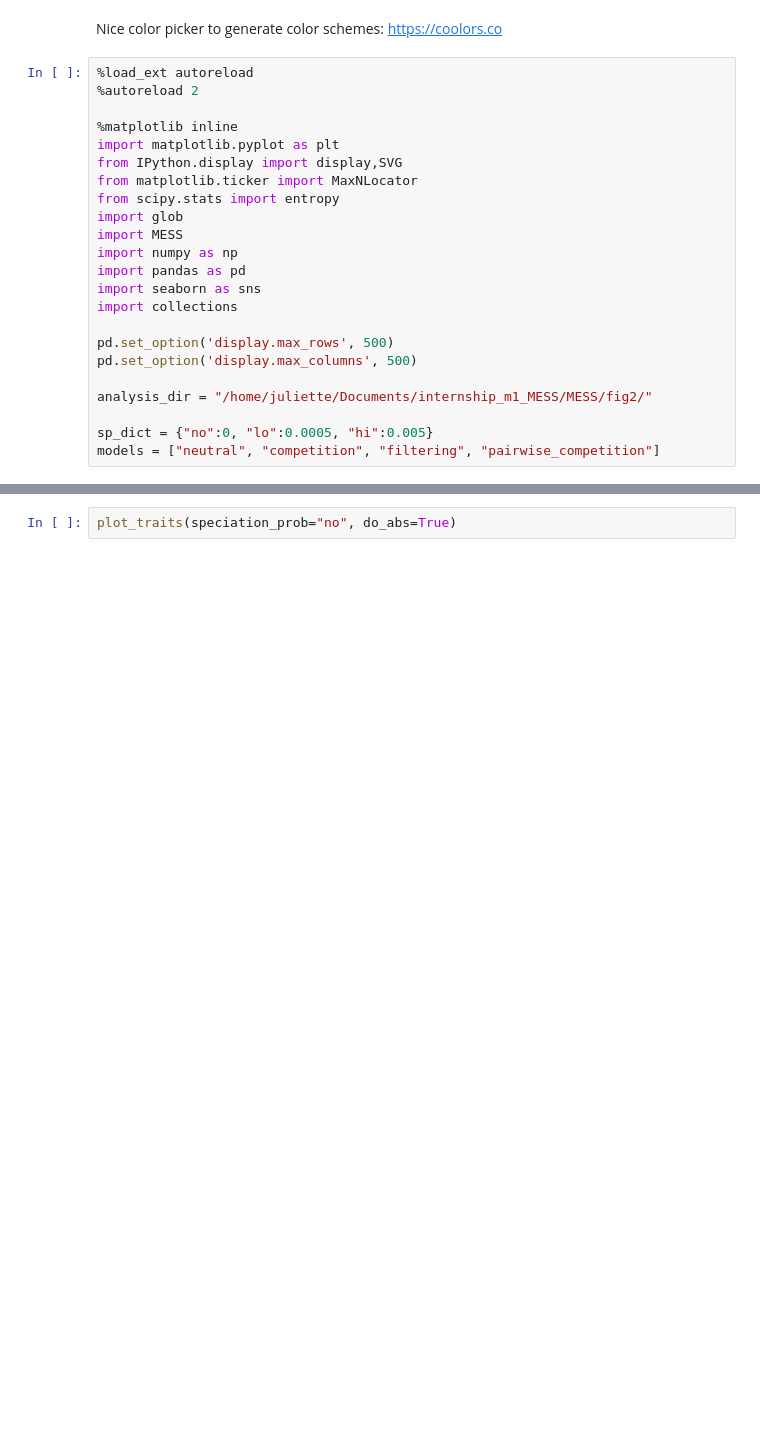
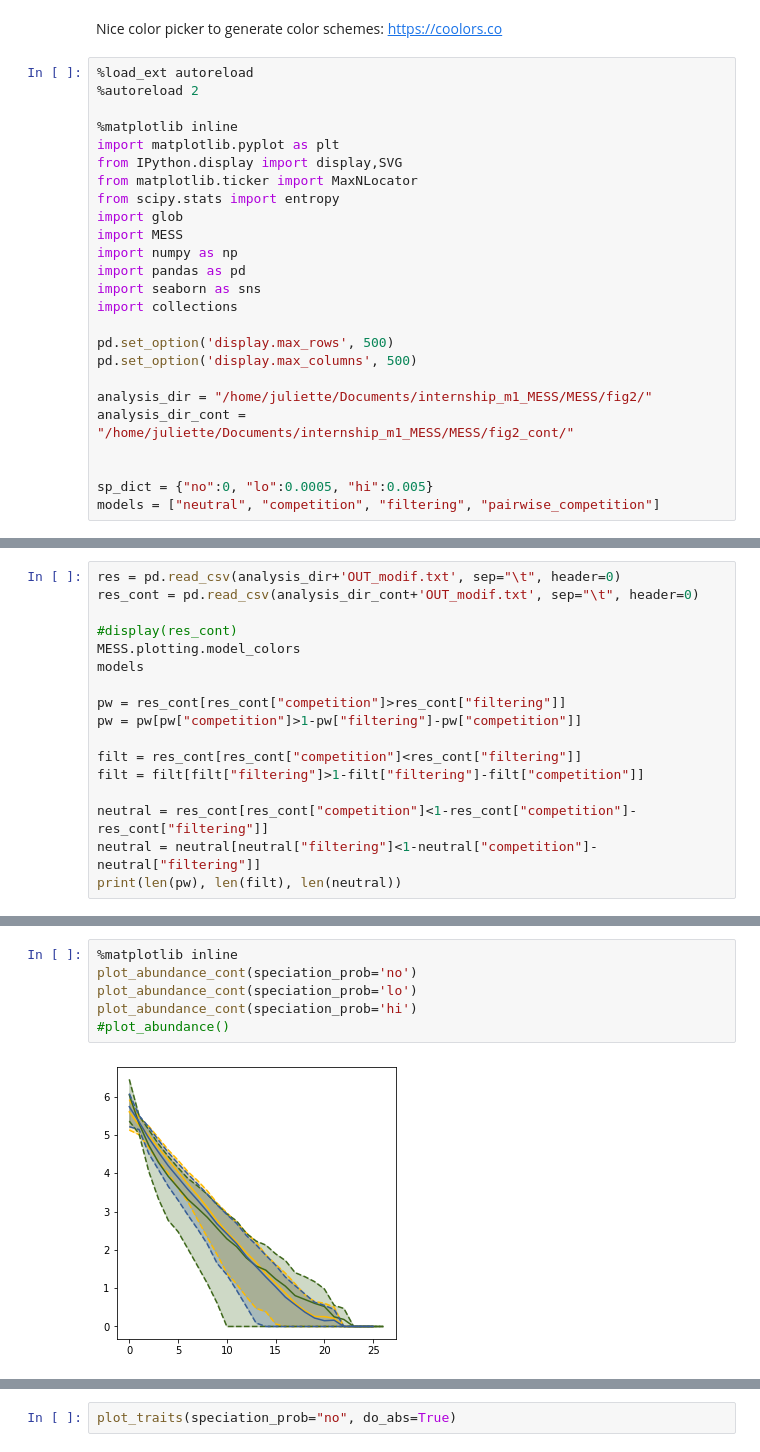
Before and after one commit to messDiv/MESS, a Jupyter notebook: jupyter-notebooks/plotting/Figure2-SimDataDistributions-PW.ipynb, the cells around one changed output, grey strips where cells are left out. Drawn from its saved outputs; the diff is of its cells as text; blank space fills up the shorter version.

```diff
--- a/jupyter-notebooks/plotting/Figure2-SimDataDistributions-PW.ipynb
+++ b/jupyter-notebooks/plotting/Figure2-SimDataDistributions-PW.ipynb
@@ -20,6 +20,8 @@ pd.set_option('display.max_rows', 500)
 pd.set_option('display.max_columns', 500)
 
 analysis_dir = "/home/juliette/Documents/internship_m1_MESS/MESS/fig2/"
+analysis_dir_cont = "/home/juliette/Documents/internship_m1_MESS/MESS/fig2_cont/"
+
 
 sp_dict = {"no":0, "lo":0.0005, "hi":0.005}
 models = ["neutral", "competition", "filtering", "pairwise_competition"]
@@ -46,0 +28,17 @@ display(res)
+# %%
+res = pd.read_csv(analysis_dir+'OUT_modif.txt', sep="\t", header=0)
+res_cont = pd.read_csv(analysis_dir_cont+'OUT_modif.txt', sep="\t", header=0)
+
+#display(res_cont)
+MESS.plotting.model_colors
+models
+
+pw = res_cont[res_cont["competition"]>res_cont["filtering"]]
+pw = pw[pw["competition"]>1-pw["filtering"]-pw["competition"]]
+
+filt = res_cont[res_cont["competition"]<res_cont["filtering"]]
+filt = filt[filt["filtering"]>1-filt["filtering"]-filt["competition"]]
+
+neutral = res_cont[res_cont["competition"]<1-res_cont["competition"]-res_cont["filtering"]]
+neutral = neutral[neutral["filtering"]<1-neutral["competition"]-neutral["filtering"]]
+print(len(pw), len(filt), len(neutral))
@@ -146,0 +224,8 @@ plt.show()
+# %%
+%matplotlib inline
+plot_abundance_cont(speciation_prob='no')
+plot_abundance_cont(speciation_prob='lo')
+plot_abundance_cont(speciation_prob='hi')
+#plot_abundance()
+# %% [output]
+[figure, added]
```
Also changed, not shown: parts of 15 cells of this notebook, 2 other files.
